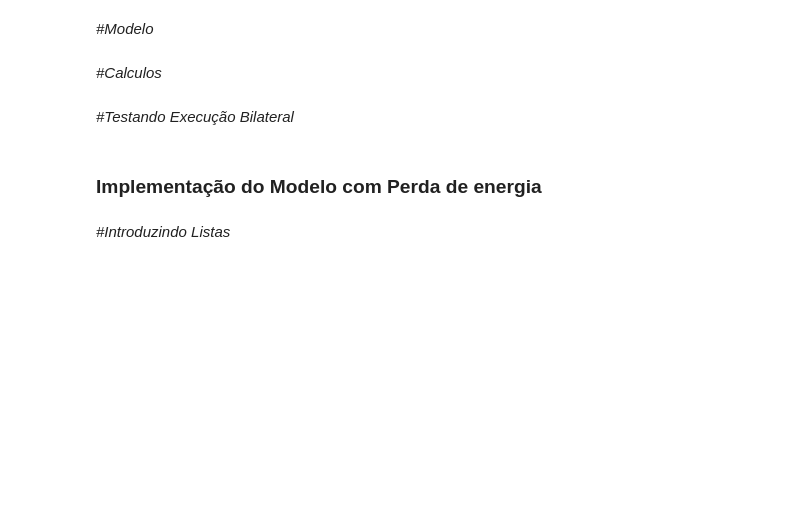
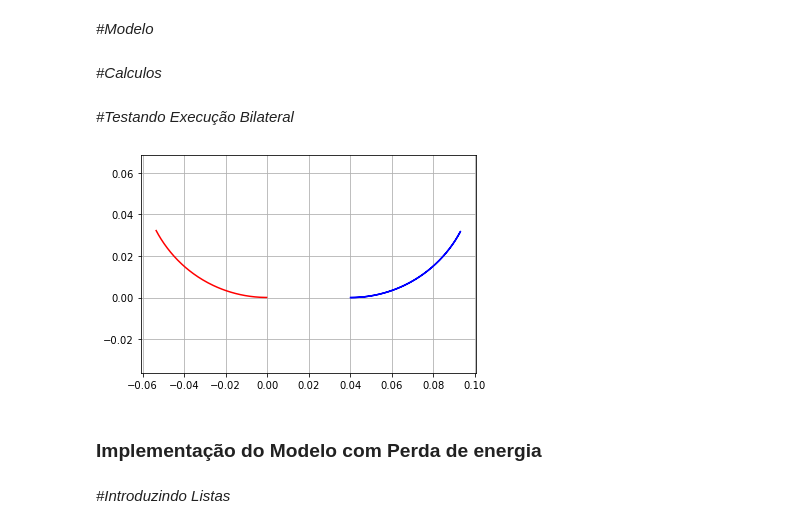
Before and after one commit to Arthur-Barreto/p3_modsim, a Jupyter notebook: pendulo_newton.ipynb, the cells around one changed output. Drawn from its saved outputs; the diff is of its cells as text; code cells hidden in the pictures; blank space fills up the shorter version.

```diff
--- a/pendulo_newton.ipynb
+++ b/pendulo_newton.ipynb
@@ -67,32 +67,34 @@ cos = sqrt(1 - sen**2) #Calculando Cosseno
 # %% [markdown]
 *#Testando Execução Bilateral*
 # %%
-tf = 2 #Tempo Final
+tf = 4 #Tempo Final
 dt = 1e-3 #Delta Tempo
 t_span = ( 0 , tf )
 lista_t = np.arange( 0, tf, dt)
 
 CI = [ -L*cos, L*sen+0.005 , 0 , 0 ] #Condições Iniciais
 
 solucao = solve_ivp( modelo , t_span , CI , events = cond_parada , t_eval = lista_t )
 
 lista_x = solucao.y[ 0 , : ] #X
 lista_y = solucao.y[ 1 , : ] #Y
 lista_vx = solucao.y[ 2 , : ] #VX
 
 plt.plot( lista_x , lista_y , 'r')
 
 CI = [ 1e-4 , 0 , K * lista_vx[-1] , 0 ]
 
 solucao = solve_ivp( modelo , t_span , CI , events = cond_parada , t_eval = lista_t )
 
 lista_x = solucao.y[ 0 , : ] + D  # D FOI SOMADO PARA REPRESENTAR A POSIÇÃO DA BOLINHA DA DIREITA
 lista_y = solucao.y[ 1 , : ]
 
 plt.plot( lista_x , lista_y, 'b')
 plt.grid()
 plt.axis("equal")
 plt.show()
+# %% [output]
+[figure, added]
 # %% [markdown]
 ### Implementação do Modelo com Perda de energia
 # %% [markdown]
```
Also changed, not shown: parts of 15 cells of this notebook.
